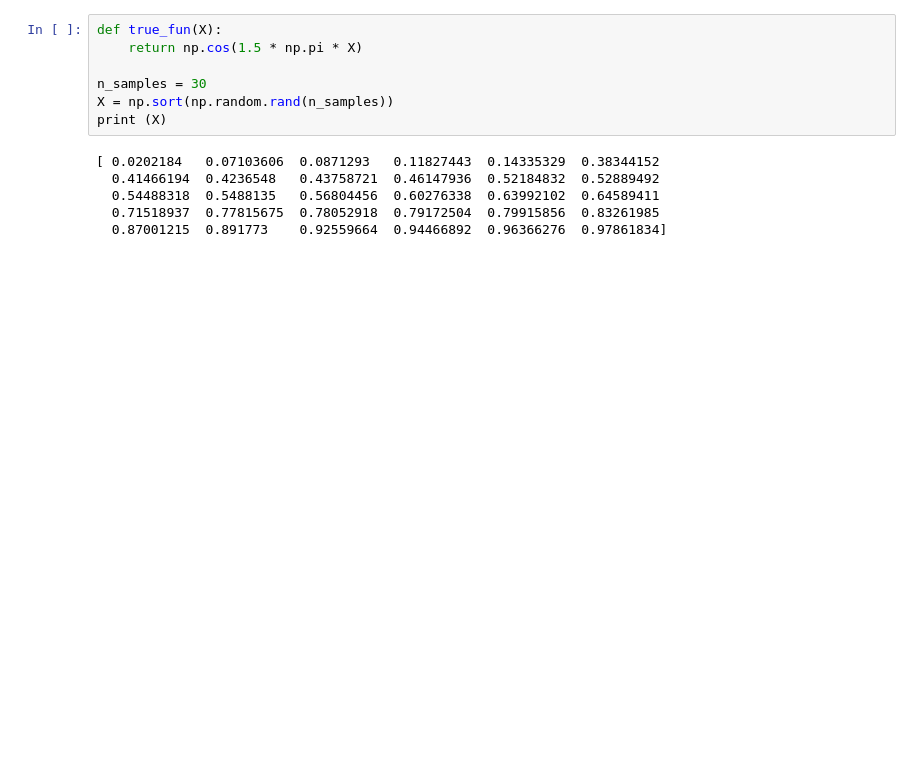
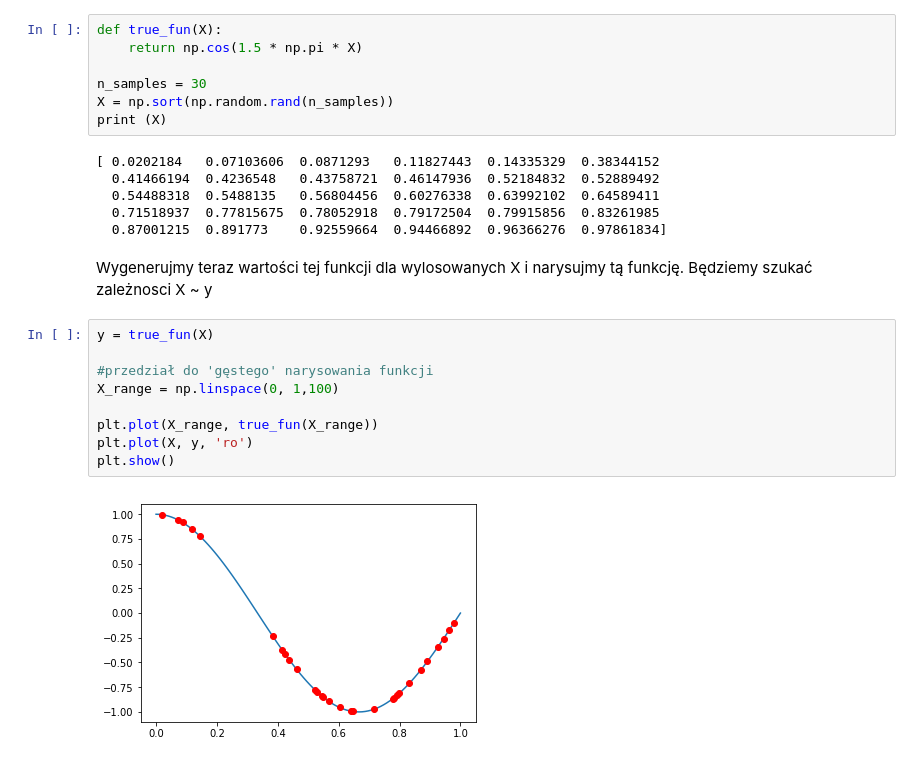
Before and after one commit to IS-UMK/datamining_tutorial, a Jupyter notebook: regresja.ipynb, the cells around one changed output. Cells and saved outputs as stored; diff of their text form; blank space fills up the shorter version.

```diff
--- a/regresja.ipynb
+++ b/regresja.ipynb
@@ -22,3 +22,16 @@ print (X)
   0.54488318  0.5488135   0.56804456  0.60276338  0.63992102  0.64589411
   0.71518937  0.77815675  0.78052918  0.79172504  0.79915856  0.83261985
   0.87001215  0.891773    0.92559664  0.94466892  0.96366276  0.97861834]
+# %% [markdown]
+Wygenerujmy teraz wartości tej funkcji dla wylosowanych X i narysujmy tą funkcję. Będziemy szukać zależnosci X ~ y
+# %%
+y = true_fun(X)
+
+#przedział do 'gęstego' narysowania funkcji
+X_range = np.linspace(0, 1,100)
+
+plt.plot(X_range, true_fun(X_range))
+plt.plot(X, y, 'ro')
+plt.show()
+# %% [output]
+[figure, added]
```
Also changed, not shown: parts of 13 cells of this notebook.
